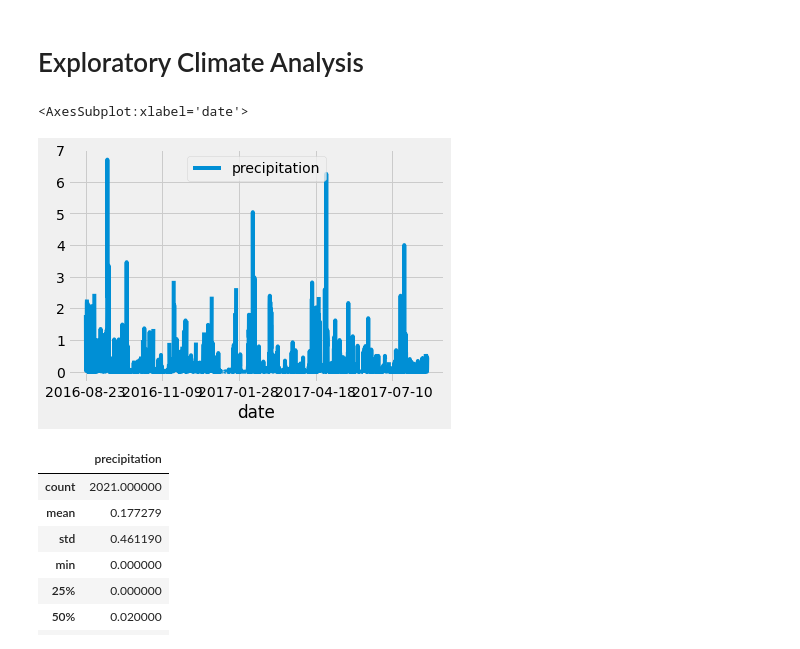
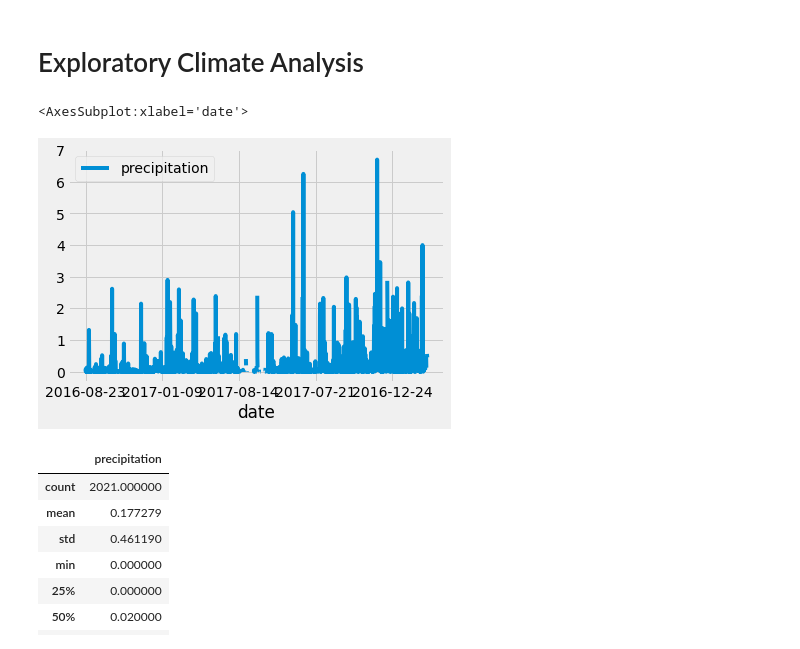
Before and after one commit to ezra-deutsch/M9_Surfs_up_SQLite, a Jupyter notebook: climate_analysis.ipynb, the cells around one changed output. Saved outputs shown, nothing was run; the diff lists cells and outputs as text; code cells hidden in the pictures.

```diff
--- a/climate_analysis.ipynb
+++ b/climate_analysis.ipynb
@@ -53,34 +53,34 @@ session = Session(engine)
 # %%
 #9.2.1 - Find the Date One Year Ago
 # Design a query to retrieve the last 12 months of precipitation data and plot the results.
 #Starting from the last data point in the database.
 prev_year = dt.date(2017, 8, 23)
 # Calculate the date one year from the last date in data set.
 prev_year = dt.date(2017, 8, 23) - dt.timedelta(days=365)
 #9.2.1 - Retrieve the Precipitation Scores
 # Perform a query to retrieve the data and precipitation scores
 results = session.query(Measurement.date, Measurement.prcp).filter(Measurement.date >= prev_year).all()
 #9.2.1 - Use "print()" results frequently to chek on data analysis while writing code
 #print(results)
 #9.2.2 - Save Query Results
 # Save the query results as a Pandas DataFrame and set the index to the date column
 df = pd.DataFrame(results, columns=['date','precipitation'])
 #9.2.2 - Use the set_index() Function
 df.set_index(df['date'], inplace=True)
 #9.2.2 - Print the DataFrame With the Index
 #print(df)
 #9.2.2 - Print the DataFrame Without the Index
 #print(df.to_string(index=False))
 #9.2.3 - Sort the DataFrame
 # Sort the dataframe by date
-df = df.sort_index()
+#df = df.sort_index()
 #print(df.to_string(index=False))
 #9.2.4 - Plot the Data
 # Use Pandas Plotting with Matplotlib to plot the data
 df.plot()
 # %% [output]
 <AxesSubplot:xlabel='date'>
-[figure, old version]
+[figure, new version]
 # %%
 #9.2.5 - Generate the Summary
 # Use Pandas to calcualte the summary statistics for the precipitation data
```
Also changed, not shown: 1 other file.
